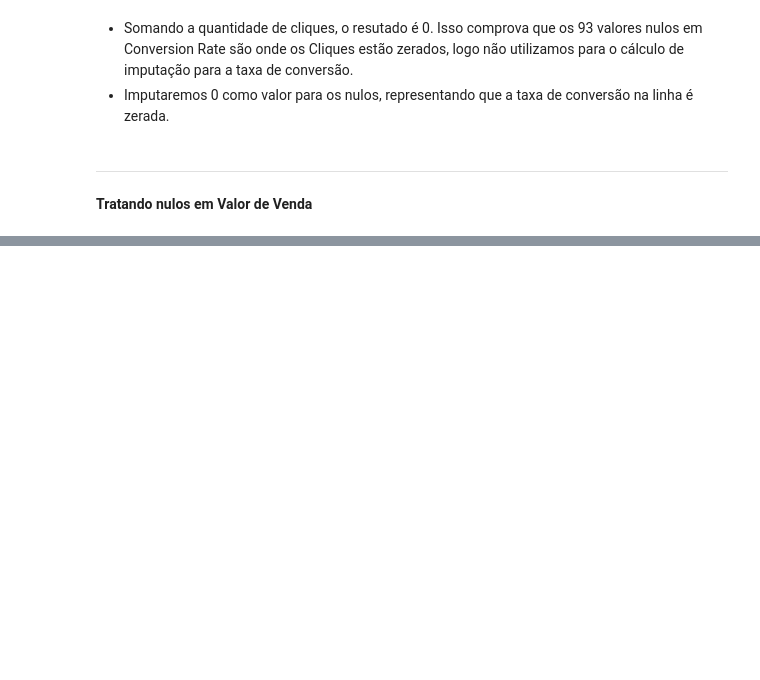
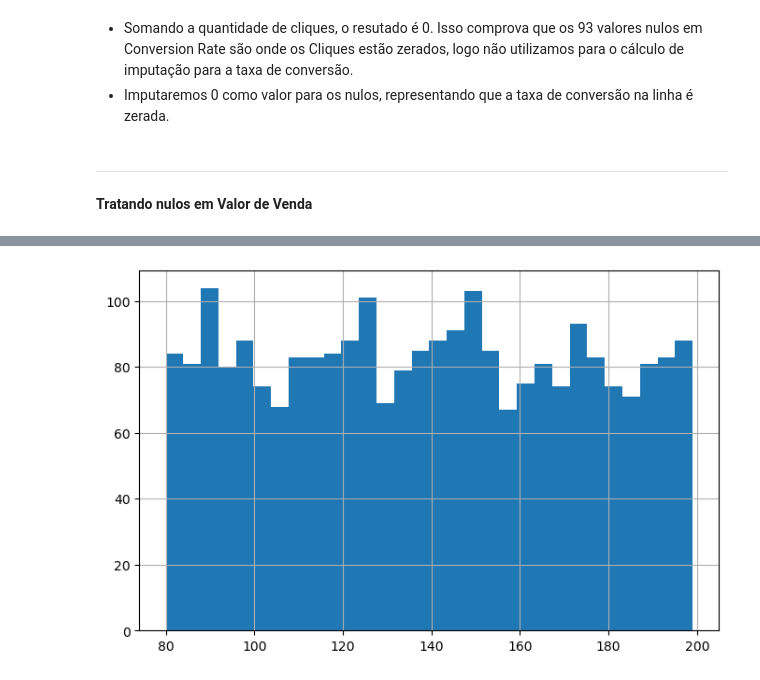
Before and after one commit to DieGod-DS/Google_Ads_Analisys, a Jupyter notebook: notebooks/3.ExploratoryDataAnalisys.ipynb, the cells around one changed output, grey strips where cells are left out. Saved outputs shown, nothing was run; the diff lists cells and outputs as text; code cells hidden in the pictures; blank space fills up the shorter version.

```diff
--- a/notebooks/3.ExploratoryDataAnalisys.ipynb
+++ b/notebooks/3.ExploratoryDataAnalisys.ipynb
@@ -414,0 +556,10 @@ df['Conversion Rate'].fillna(0, inplace=True)
+# %%
+# cria um segundo dataframe
+df2 = df.copy()
+
+# remove as linhas onde preenchemos os nulos como 0
+df2 = df2[df2['Clicks'] > 0]
+# %%
+df2.Clicks.hist(figsize=(8,5), bins=30);
+# %% [output]
+[figure, added]
```
Also changed, not shown: parts of 27 cells of this notebook.
